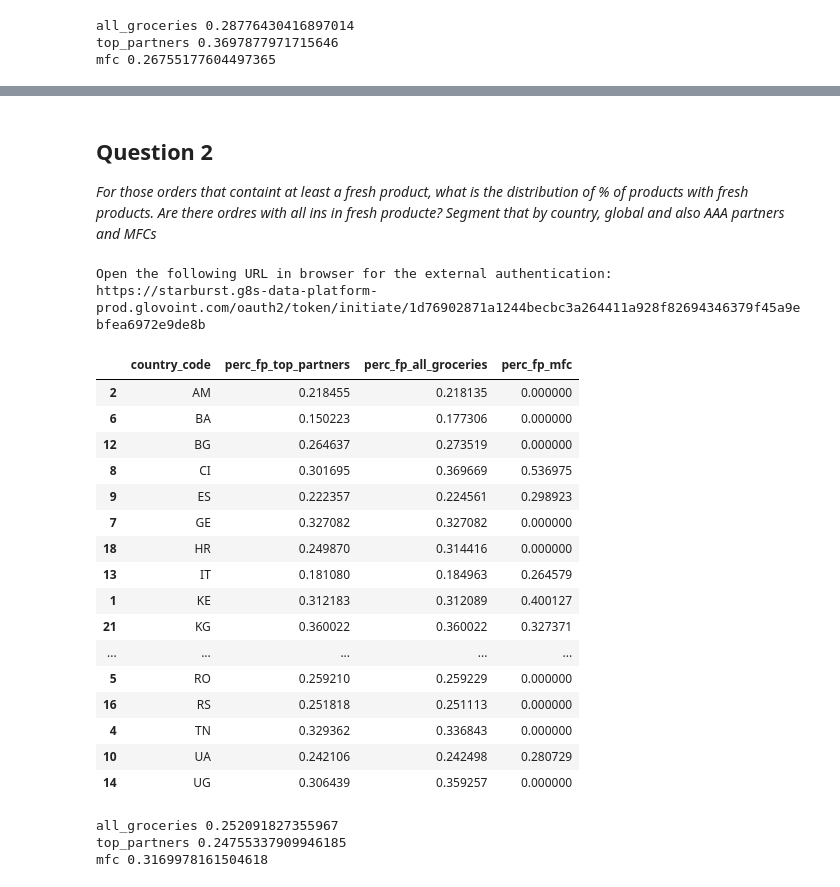
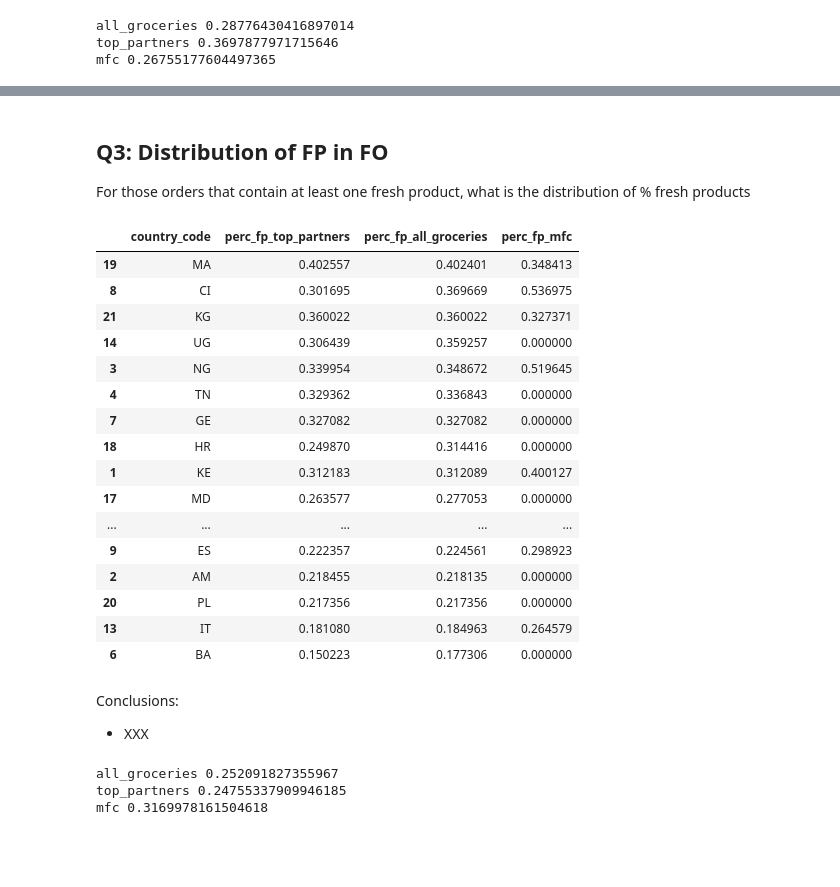
Before and after one commit to JordiCremades4444/central-node, a Jupyter notebook: notebooks/982_2024_10_05_fresh_products/fresh_products.ipynb, the cells around one changed output, grey strips where cells are left out. Drawn from its saved outputs; the diff is of its cells as text; code cells hidden in the pictures; blank space fills up the shorter version.

```diff
--- a/notebooks/982_2024_10_05_fresh_products/fresh_products.ipynb
+++ b/notebooks/982_2024_10_05_fresh_products/fresh_products.ipynb
@@ -151,56 +145,57 @@ mfc 0.26755177604497365
 # %% [markdown]
-## Question 2
+## Q3: Distribution of FP in FO
 
-*For those orders that containt at least a fresh product, what is the distribution of % of products with fresh products. Are there ordres with all ins in fresh producte? Segment that by country, global and also AAA partners and MFCs*
+For those orders that contain at least one fresh product, what is the distribution of % fresh products
 # %%
 START_DATE = "'2024-09-01'"
 END_DATE = "'2024-09-30'"
 
 params = [
     {'name':'start_date', 'value': str(START_DATE)},
     {'name':'end_date', 'value': str(END_DATE)}
 ]
 
 q.prepare_query(
     'distribution_of_fresh_products_in_fp_orders.sql'
     ,params=params
     ,to_load_file='distribution_of_fresh_products_in_fp_orders'
-    ,load_from_to_load_file=None
+    ,load_from_to_load_file='distribution_of_fresh_products_in_fp_orders'
 
 )
 
 distribution_of_fresh_proudcts_in_fp_ordres = q.query_run_starburst()
+
+distribution_of_fresh_proudcts_in_fp_ordres['perc_fp_top_partners'] = distribution_of_fresh_proudcts_in_fp_ordres['n_pairs_orders_fp_external_id_in_fp_orders_top_partners']/distribution_of_fresh_proudcts_in_fp_ordres['n_pairs_orders_external_id_in_fp_orders_top_partners']
+distribution_of_fresh_proudcts_in_fp_ordres['perc_fp_all_groceries'] = distribution_of_fresh_proudcts_in_fp_ordres['n_pairs_orders_fp_external_id_in_fp_orders_all_groceries']/distribution_of_fresh_proudcts_in_fp_ordres['n_pairs_orders_external_id_in_fp_orders_all_groceries']
+distribution_of_fresh_proudcts_in_fp_ordres['perc_fp_mfc'] = distribution_of_fresh_proudcts_in_fp_ordres['n_pairs_orders_fp_external_id_in_fp_orders_mfc']/distribution_of_fresh_proudcts_in_fp_ordres['n_pairs_orders_external_id_in_fp_orders_mfc']
+
+distribution_of_fresh_proudcts_in_fp_ordres = distribution_of_fresh_proudcts_in_fp_ordres.fillna(0)
+
+distribution_of_fresh_proudcts_in_fp_ordres.sort_values(by='country_code', inplace=True)
+
+distribution_of_fresh_proudcts_in_fp_ordres[['country_code','perc_fp_top_partners','perc_fp_all_groceries','perc_fp_mfc']].sort_values(by='perc_fp_all_groceries', ascending=False)
 # %% [output]
-Open the following URL in browser for the external authentication:
-https://starburst.g8s-data-platform-prod.glovoint.com/oauth2/token/initiate/1d76902871a1244becbc3a264411a928f82694346379f45a9ebfea6972e9de8b
+|  | country_code | perc_fp_top_partners | perc_fp_all_groceries | perc_fp_mfc |
+| 19 | MA | 0.402557 | 0.402401 | 0.348413 |
+| 8 | CI | 0.301695 | 0.369669 | 0.536975 |
+| 21 | KG | 0.360022 | 0.360022 | 0.327371 |
+| 14 | UG | 0.306439 | 0.359257 | 0.000000 |
+| 3 | NG | 0.339954 | 0.348672 | 0.519645 |
+| 4 | TN | 0.329362 | 0.336843 | 0.000000 |
+| 7 | GE | 0.327082 | 0.327082 | 0.000000 |
+| 18 | HR | 0.249870 | 0.314416 | 0.000000 |
+| 1 | KE | 0.312183 | 0.312089 | 0.400127 |
+| 17 | MD | 0.263577 | 0.277053 | 0.000000 |
+| ... | ... | ... | ... | ... |
+| 9 | ES | 0.222357 | 0.224561 | 0.298923 |
+| 2 | AM | 0.218455 | 0.218135 | 0.000000 |
+| 20 | PL | 0.217356 | 0.217356 | 0.000000 |
+| 13 | IT | 0.181080 | 0.184963 | 0.264579 |
+| 6 | BA | 0.150223 | 0.177306 | 0.000000 |
-# %%
-distribution_of_fresh_proudcts_in_fp_ordres['perc_fp_top_partners'] = distribution_of_fresh_proudcts_in_fp_ordres['n_pairs_orders_fp_external_id_in_fp_orders_top_partners']/distribution_of_fresh_proudcts_in_fp_ordres['n_pairs_orders_external_id_in_fp_orders_top_partners']
-distribution_of_fresh_proudcts_in_fp_ordres['perc_fp_all_groceries'] = distribution_of_fresh_proudcts_in_fp_ordres['n_pairs_orders_fp_external_id_in_fp_orders_all_groceries']/distribution_of_fresh_proudcts_in_fp_ordres['n_pairs_orders_external_id_in_fp_orders_all_groceries']
-distribution_of_fresh_proudcts_in_fp_ordres['perc_fp_mfc'] = distribution_of_fresh_proudcts_in_fp_ordres['n_pairs_orders_fp_external_id_in_fp_orders_mfc']/distribution_of_fresh_proudcts_in_fp_ordres['n_pairs_orders_external_id_in_fp_orders_mfc']
-
-distribution_of_fresh_proudcts_in_fp_ordres = distribution_of_fresh_proudcts_in_fp_ordres.fillna(0)
-
-distribution_of_fresh_proudcts_in_fp_ordres.sort_values(by='country_code', inplace=True)
-
-distribution_of_fresh_proudcts_in_fp_ordres[['country_code','perc_fp_top_partners','perc_fp_all_groceries','perc_fp_mfc']]
-# %% [output]
-|  | country_code | perc_fp_top_partners | perc_fp_all_groceries | perc_fp_mfc |
-| 2 | AM | 0.218455 | 0.218135 | 0.000000 |
-| 6 | BA | 0.150223 | 0.177306 | 0.000000 |
-| 12 | BG | 0.264637 | 0.273519 | 0.000000 |
-| 8 | CI | 0.301695 | 0.369669 | 0.536975 |
-| 9 | ES | 0.222357 | 0.224561 | 0.298923 |
-| 7 | GE | 0.327082 | 0.327082 | 0.000000 |
-| 18 | HR | 0.249870 | 0.314416 | 0.000000 |
-| 13 | IT | 0.181080 | 0.184963 | 0.264579 |
-| 1 | KE | 0.312183 | 0.312089 | 0.400127 |
-| 21 | KG | 0.360022 | 0.360022 | 0.327371 |
-| ... | ... | ... | ... | ... |
-| 5 | RO | 0.259210 | 0.259229 | 0.000000 |
-| 16 | RS | 0.251818 | 0.251113 | 0.000000 |
-| 4 | TN | 0.329362 | 0.336843 | 0.000000 |
-| 10 | UA | 0.242106 | 0.242498 | 0.280729 |
-| 14 | UG | 0.306439 | 0.359257 | 0.000000 |
+# %% [markdown]
+Conclusions:
+
+- XXX
 # %%
 print('all_groceries',distribution_of_fresh_proudcts_in_fp_ordres['n_pairs_orders_fp_external_id_in_fp_orders_all_groceries'].sum()/distribution_of_fresh_proudcts_in_fp_ordres['n_pairs_orders_external_id_in_fp_orders_all_groceries'].sum())
 print('top_partners',distribution_of_fresh_proudcts_in_fp_ordres['n_pairs_orders_fp_external_id_in_fp_orders_top_partners'].sum()/distribution_of_fresh_proudcts_in_fp_ordres['n_pairs_orders_external_id_in_fp_orders_top_partners'].sum())
```
Also changed, not shown: parts of 14 cells of this notebook.
